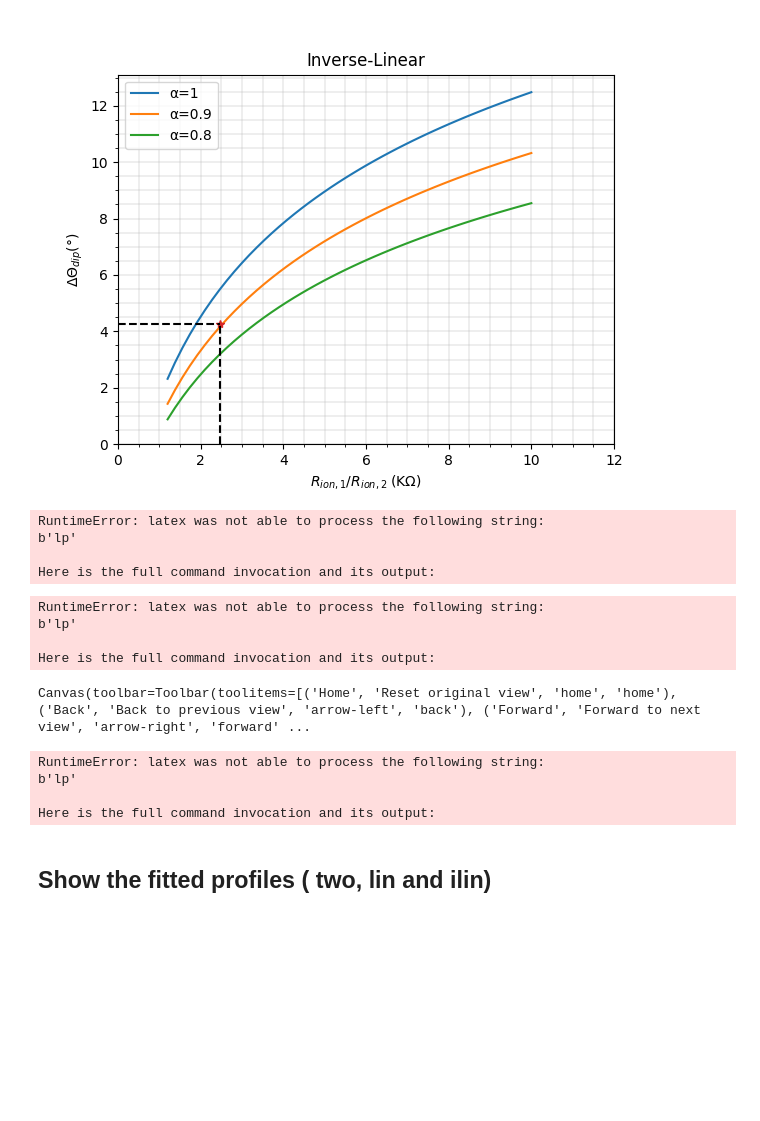
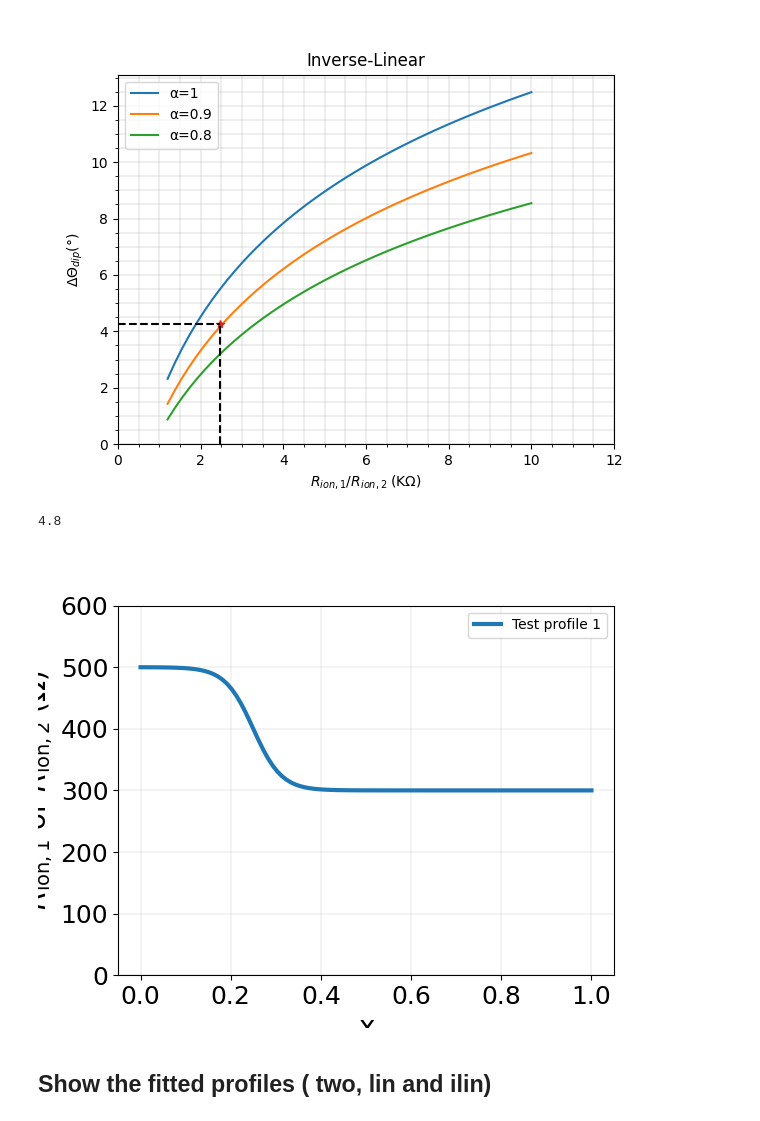
Before and after one commit to Yugal0/fitting-gen-arbitrary-eis, a Jupyter notebook: main_prof_1.ipynb, the cells around one changed output. Drawn from its saved outputs; the diff is of its cells as text; code cells hidden in the pictures; blank space fills up the shorter version.

```diff
--- a/main_prof_1.ipynb
+++ b/main_prof_1.ipynb
@@ -193,60 +193,42 @@ for idx1,ax,fg,title in zip([0,1,2],(axtwo,axlin,axilin),(fig,fig1,fig2),("Two-s
 # %%
 delta=0.2063
 fig1, axx= plt.subplots()
 x=np.linspace(0,1,100)
 a=4
 b=4
 def R(x):
     return 100*(a*np.tanh(b**2-a*x)+np.tanh(a-b**2*x))
 #plot the arbitray profile
-axx.plot(x,R(x),label="Test profile 1")
+axx.plot(x,R(x),label="Test profile 1",linewidth=3)
 # axx.plot(x,R(x))
 #plot the fitted profiles
-axx.plot([0,delta,delta,1],[R1_two,R1_two,R2_two,R2_two],label="Two-step")
+# axx.plot([0,delta,delta,1],[R1_two,R1_two,R2_two,R2_two],label="Two-step")
 # axx.set_title("Test profile 1")
 # axx.set_title("Inverse-Linear resistance profile")
 # axx.set_title("Linear resistance profile")
-axx.plot([0,1],[R1_lin,R2_lin],label="Linear")
+# axx.plot([0,1],[R1_lin,R2_lin],label="Linear")
 
 def R_ilin(x):
     return 1/(1/R1_ilin+(1/R2_ilin-1/R1_ilin)*x)
-axx.plot(x,R_ilin(x),label="Inverse-Linear")
+# axx.plot(x,R_ilin(x),label="Inverse-Linear")
 
 # axx.set_xlim(0,)
 axx.set_ylim(0,600)
-axx.tick_params(labelsize=12)
+axx.tick_params(labelsize=18)
 axx.set_xlabel("x",fontsize=20)
 # axx.set_title("Fitted Elementary Profiles")
 axx.set_ylabel("$R_{\mathrm{ion},1}$ or $R_{\mathrm{ion},2}\;$($\Omega$)",fontsize=20)
 axx.legend()
-axx.grid(linewidth=0.3)
+axx.grid(linewidth=0.2)
 
 # axx.set_title("Fittde")
 # fig1.savefig("fitted_prof1.png",dpi=500)
-fig1.savefig("figs/fitted_two_and_lin_and_ilin_prof1.png",dpi=500,bbox_inches="tight")
+fig1.savefig("figs/prof1.png",dpi=500,bbox_inches="tight")
 fig1.get_figwidth()
 fig1.get_figheight()
-# fig1.savefig("figs/fitted_all_prof1.png",dpi=500)
-# fig1.savefig("two-step.png",dpi=500)
-# fig1.savefig("two-step.png",dpi=500)
-# fig1.savefig("Linear.png",dpi=500)
-# fig1.savefig("Inverse-Linear.png",dpi=500)
-# fig1.savefig("figs/Test prof 1",dpi=500)
-# fig1.savefig("figs/Test prof 1",dpi=500)
 # %% [output]
-RuntimeError: latex was not able to process the following string:
-b'lp'
-
-Here is the full command invocation and its output:
+4.8
-RuntimeError: latex was not able to process the following string:
-b'lp'
-
-Here is the full command invocation and its output:
-Canvas(toolbar=Toolbar(toolitems=[('Home', 'Reset original view', 'home', 'home'), ('Back', 'Back to previous view', 'arrow-left', 'back'), ('Forward', 'Forward to next view', 'arrow-right', 'forward' ...
-RuntimeError: latex was not able to process the following string:
-b'lp'
-
-Here is the full command invocation and its output:
+[figure, added]
 # %% [markdown]
 ## Show the fitted profiles ( two, lin and ilin)
 # %%
```
Also changed, not shown: 3 other files.
